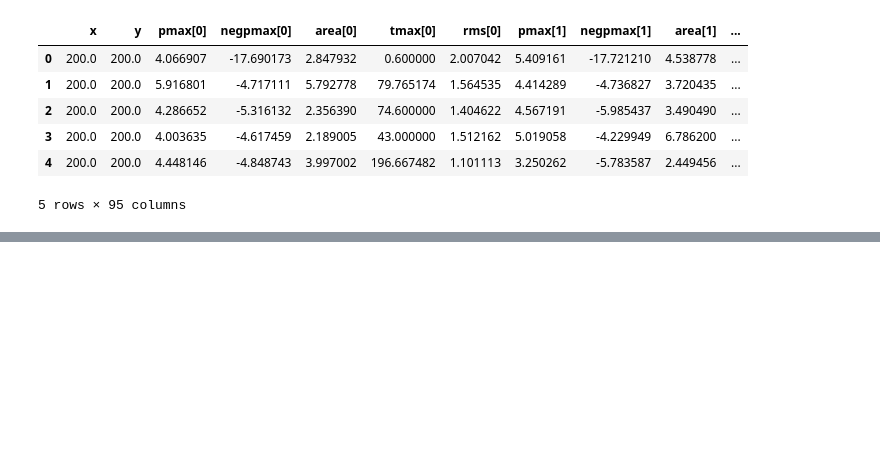
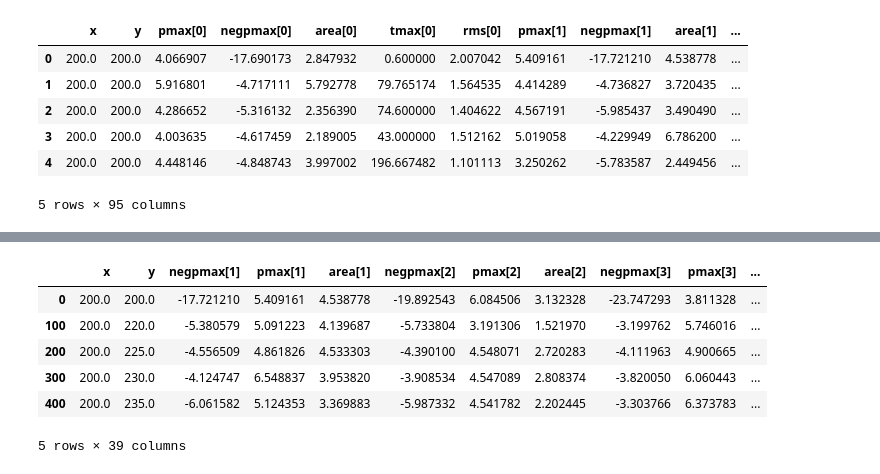
Before and after one commit to Gin549/DsLabProejct, a Jupyter notebook: scripts/jupyter_tests/tests.ipynb, the cells around one changed output, grey strips where cells are left out. Saved outputs shown, nothing was run; the diff lists cells and outputs as text; code cells hidden in the pictures; blank space fills up the shorter version.

Commit message:
feat: tests algorithms

```diff
--- a/scripts/jupyter_tests/tests.ipynb
+++ b/scripts/jupyter_tests/tests.ipynb
@@ -656,0 +1003,20 @@ dev_df_sel.to_csv("./development_processed.csv", index=False)
+# %%
+dev_df_proc = pd.read_csv("./development_processed.csv", header=0, index_col=False)
+dev_df_triag = pd.read_csv("./development_triangle.csv", header = 0, index_col = False)
+
+eval_df_processed = pd.read_csv("./evaluation_processed.csv", header = 0, index_col = False)
+eval_df = pd.read_csv("./evaluation.csv", header = 0, index_col = False)
+# %%
+dev_df_proc.head()
+dev_df_sample = dev_df_proc.iloc[0::100, :].copy()
+dev_df_sample_test = dev_df_proc.iloc[1::100, :].copy()
+eval_df_processed_sample = eval_df_processed.iloc[1:3, :].copy()
+dev_df_sample.head()
+# %% [output]
+|  | x | y | negpmax[1] | pmax[1] | area[1] | negpmax[2] | pmax[2] | area[2] | negpmax[3] | pmax[3] | ... |
+| 0 | 200.0 | 200.0 | -17.721210 | 5.409161 | 4.538778 | -19.892543 | 6.084506 | 3.132328 | -23.747293 | 3.811328 | ... |
+| 100 | 200.0 | 220.0 | -5.380579 | 5.091223 | 4.139687 | -5.733804 | 3.191306 | 1.521970 | -3.199762 | 5.746016 | ... |
+| 200 | 200.0 | 225.0 | -4.556509 | 4.861826 | 4.533303 | -4.390100 | 4.548071 | 2.720283 | -4.111963 | 4.900665 | ... |
+| 300 | 200.0 | 230.0 | -4.124747 | 6.548837 | 3.953820 | -3.908534 | 4.547089 | 2.808374 | -3.820050 | 6.060443 | ... |
+| 400 | 200.0 | 235.0 | -6.061582 | 5.124353 | 3.369883 | -5.987332 | 4.541782 | 2.202445 | -3.303766 | 6.373783 | ... |
+5 rows × 39 columns
```
Also changed, not shown: parts of 20 cells of this notebook, 2 other files.
